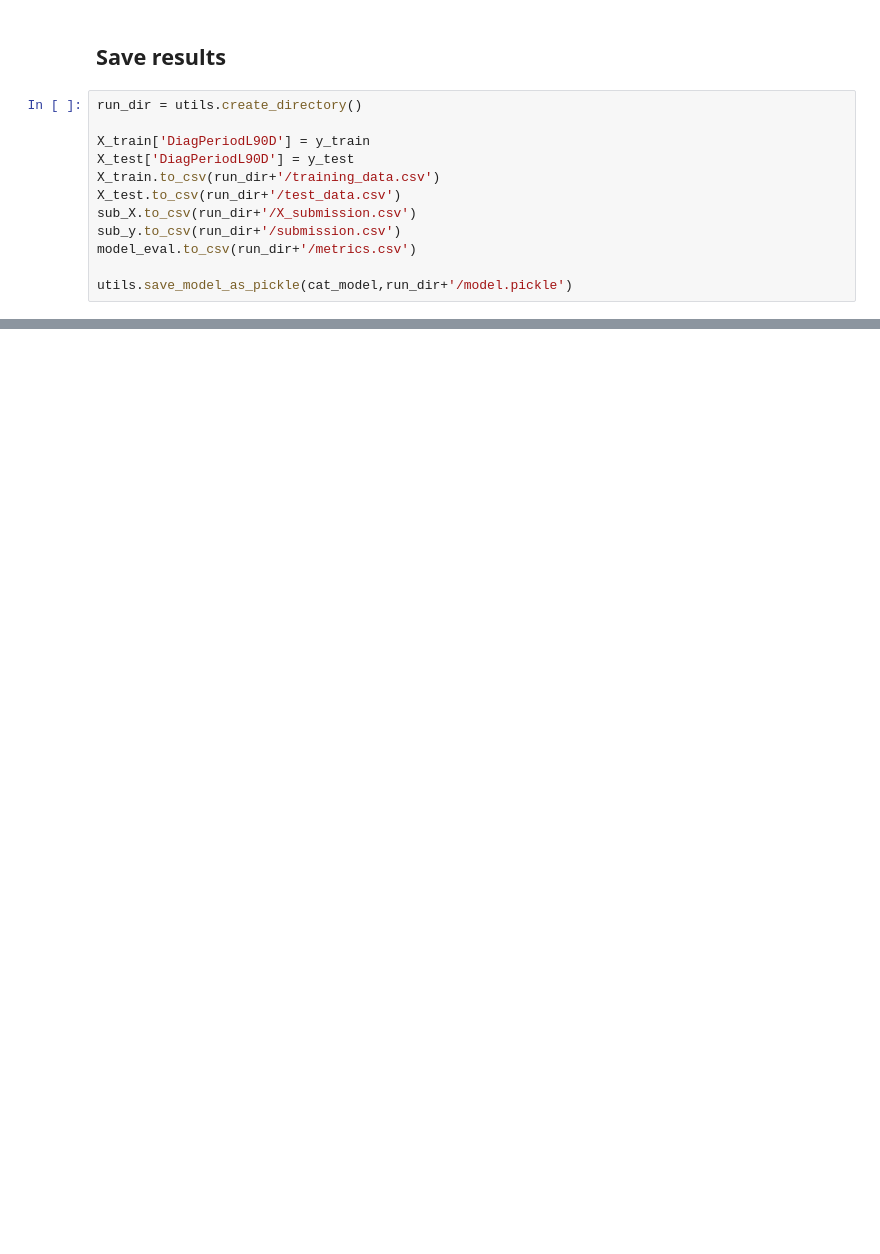
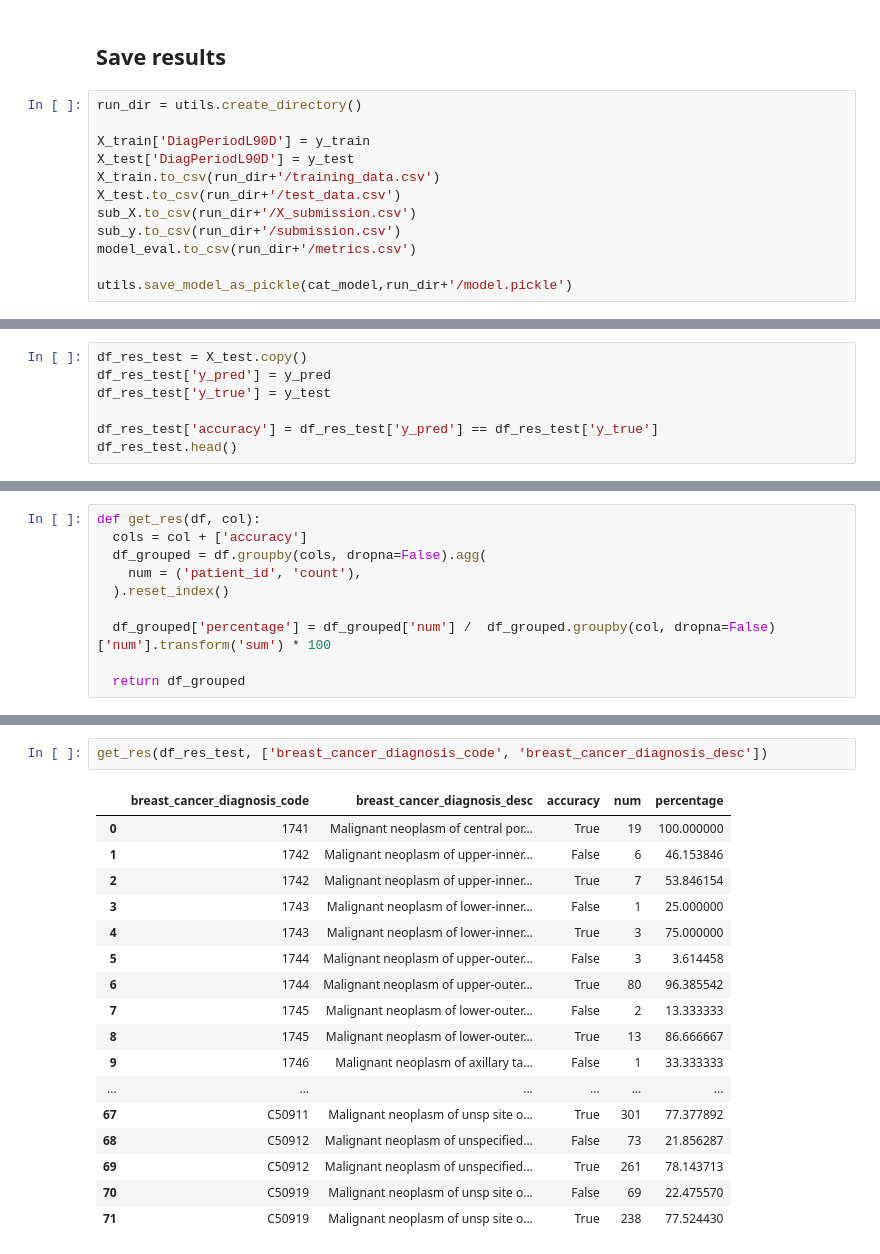
Before and after one commit to Lanlan94/wids_2024, a Jupyter notebook: training_pipeline.ipynb, the cells around one changed output, grey strips where cells are left out. Drawn from its saved outputs; the diff is of its cells as text; blank space fills up the shorter version.

```diff
--- a/training_pipeline.ipynb
+++ b/training_pipeline.ipynb
@@ -316,0 +284,7 @@ utils.save_model_as_pickle(cat_model,run_dir+'/model.pickle')
+# %%
+df_res_test = X_test.copy()
+df_res_test['y_pred'] = y_pred
+df_res_test['y_true'] = y_test
+
+df_res_test['accuracy'] = df_res_test['y_pred'] == df_res_test['y_true']
+df_res_test.head()
@@ -316,0 +298,10 @@ utils.save_model_as_pickle(cat_model,run_dir+'/model.pickle')
+# %%
+def get_res(df, col):
+  cols = col + ['accuracy']
+  df_grouped = df.groupby(cols, dropna=False).agg(
+    num = ('patient_id', 'count'),
+  ).reset_index()
+
+  df_grouped['percentage'] = df_grouped['num'] /  df_grouped.groupby(col, dropna=False)['num'].transform('sum') * 100
+
+  return df_grouped
@@ -316,0 +356,20 @@ utils.save_model_as_pickle(cat_model,run_dir+'/model.pickle')
+# %%
+get_res(df_res_test, ['breast_cancer_diagnosis_code', 'breast_cancer_diagnosis_desc'])
+# %% [output]
+|  | breast_cancer_diagnosis_code | breast_cancer_diagnosis_desc | accuracy | num | percentage |
+| 0 | 1741 | Malignant neoplasm of central por... | True | 19 | 100.000000 |
+| 1 | 1742 | Malignant neoplasm of upper-inner... | False | 6 | 46.153846 |
+| 2 | 1742 | Malignant neoplasm of upper-inner... | True | 7 | 53.846154 |
+| 3 | 1743 | Malignant neoplasm of lower-inner... | False | 1 | 25.000000 |
+| 4 | 1743 | Malignant neoplasm of lower-inner... | True | 3 | 75.000000 |
+| 5 | 1744 | Malignant neoplasm of upper-outer... | False | 3 | 3.614458 |
+| 6 | 1744 | Malignant neoplasm of upper-outer... | True | 80 | 96.385542 |
+| 7 | 1745 | Malignant neoplasm of lower-outer... | False | 2 | 13.333333 |
+| 8 | 1745 | Malignant neoplasm of lower-outer... | True | 13 | 86.666667 |
+| 9 | 1746 | Malignant neoplasm of axillary ta... | False | 1 | 33.333333 |
+| ... | ... | ... | ... | ... | ... |
+| 67 | C50911 | Malignant neoplasm of unsp site o... | True | 301 | 77.377892 |
+| 68 | C50912 | Malignant neoplasm of unspecified... | False | 73 | 21.856287 |
+| 69 | C50912 | Malignant neoplasm of unspecified... | True | 261 | 78.143713 |
+| 70 | C50919 | Malignant neoplasm of unsp site o... | False | 69 | 22.475570 |
+| 71 | C50919 | Malignant neoplasm of unsp site o... | True | 238 | 77.524430 |
```
Also changed, not shown: parts of 10 cells of this notebook, 1 other file.
